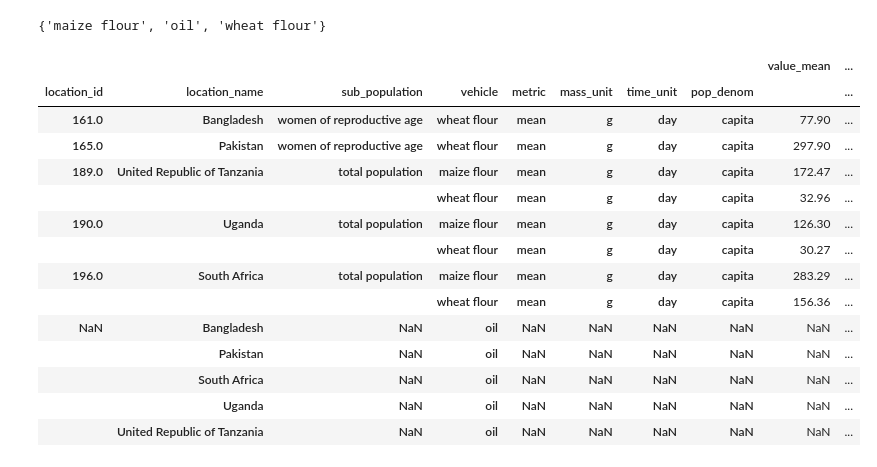
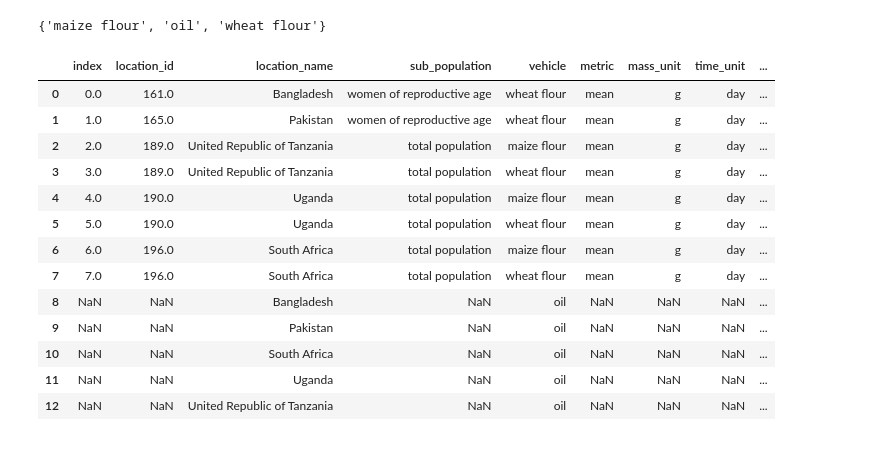
Before and after one commit to ihmeuw/vivarium_research_lsff, a Jupyter notebook: data_prep/pipeline_gday/2021_03_16_gday_prep_tier2.ipynb, the cells around one changed output. Saved outputs shown, nothing was run; the diff lists cells and outputs as text; code cells hidden in the pictures.

Commit message:
added sources to output table

```diff
--- a/data_prep/pipeline_gday/2021_03_16_gday_prep_tier2.ipynb
+++ b/data_prep/pipeline_gday/2021_03_16_gday_prep_tier2.ipynb
@@ -507,6 +534,8 @@ output = output.append(safrica[(safrica.vehicle=="maize flour") & (safrica.sourc
 output = output.append(safrica[(safrica.vehicle=="wheat flour") & (safrica.source_citation=="GFDx")])
 # %% [markdown]
 # Format output
+# %%
+group_cols = ['location_id','location_name','sub_population','vehicle','metric','mass_unit','time_unit','pop_denom','source_citation','source_link','data_choice_notes']
 # %%
 loc_metadata = get_locs(location_set_id=35, gbd_round_id=6, decomp_step="step4")
 # %%
@@ -556,12 +599,10 @@ output['subnational_id'] = output.subnational_name.map(pakistan_subnat_ids)
 
 output = output.merge(pop[['location_id','population']].rename(columns={'location_id':'subnational_id'}), on = 'subnational_id', how = 'left')
 
-group_cols = ['location_id','location_name','sub_population','vehicle','metric','mass_unit','time_unit','pop_denom']
-
 output['subnat_pop_denom'] = output.groupby(group_cols).transform(sum).population
 
 output['subnat_pop_weight'] = [(i/j) if j!=0.0 else 1 for (i,j) in zip(output.population,output.subnat_pop_denom)]
 # %%
 output = output[group_cols + ['value_mean','lower','upper']].groupby(group_cols).sum()
 # %%
-output
+output = output.reset_index()
@@ -579,3 +609,8 @@ output
+# %%
+output = output.rename(columns = {
+    'source_citation':'mean_value_source_citation',
+    'source_link':'mean_value_source_link'
+})
 # %%
 assert([output.value_mean <= output.upper]), "mean not lower than upper"
 assert([output.value_mean >= output.lower]), "mean not higher than lower"
@@ -601,20 +636,19 @@ set([i for j in location_names for i in country_vehicle_map[j]])
 {'maize flour', 'oil', 'wheat flour'}
 # %%
 # make sure nothing missing. note we're not interested in oil/iron
-output.reset_index().merge(target.reset_index(), on = ['location_name','vehicle'], how = 'outer').set_index(group_cols)
+output.reset_index().merge(target.reset_index(), on = ['location_name','vehicle'], how = 'outer')
 # %% [output]
-|  |  |  |  |  |  |  |  | value_mean | ... |
-| location_id | location_name | sub_population | vehicle | metric | mass_unit | time_unit | pop_denom |  | ... |
-| 161.0 | Bangladesh | women of reproductive age | wheat flour | mean | g | day | capita | 77.90 | ... |
-| 165.0 | Pakistan | women of reproductive age | wheat flour | mean | g | day | capita | 297.90 | ... |
-| 189.0 | United Republic of Tanzania | total population | maize flour | mean | g | day | capita | 172.47 | ... |
-|  |  |  | wheat flour | mean | g | day | capita | 32.96 | ... |
-| 190.0 | Uganda | total population | maize flour | mean | g | day | capita | 126.30 | ... |
-|  |  |  | wheat flour | mean | g | day | capita | 30.27 | ... |
-| 196.0 | South Africa | total population | maize flour | mean | g | day | capita | 283.29 | ... |
-|  |  |  | wheat flour | mean | g | day | capita | 156.36 | ... |
-| NaN | Bangladesh | NaN | oil | NaN | NaN | NaN | NaN | NaN | ... |
-|  | Pakistan | NaN | oil | NaN | NaN | NaN | NaN | NaN | ... |
-|  | South Africa | NaN | oil | NaN | NaN | NaN | NaN | NaN | ... |
-|  | Uganda | NaN | oil | NaN | NaN | NaN | NaN | NaN | ... |
-|  | United Republic of Tanzania | NaN | oil | NaN | NaN | NaN | NaN | NaN | ... |
+|  | index | location_id | location_name | sub_population | vehicle | metric | mass_unit | time_unit | ... |
+| 0 | 0.0 | 161.0 | Bangladesh | women of reproductive age | wheat flour | mean | g | day | ... |
+| 1 | 1.0 | 165.0 | Pakistan | women of reproductive age | wheat flour | mean | g | day | ... |
+| 2 | 2.0 | 189.0 | United Republic of Tanzania | total population | maize flour | mean | g | day | ... |
+| 3 | 3.0 | 189.0 | United Republic of Tanzania | total population | wheat flour | mean | g | day | ... |
+| 4 | 4.0 | 190.0 | Uganda | total population | maize flour | mean | g | day | ... |
+| 5 | 5.0 | 190.0 | Uganda | total population | wheat flour | mean | g | day | ... |
+| 6 | 6.0 | 196.0 | South Africa | total population | maize flour | mean | g | day | ... |
+| 7 | 7.0 | 196.0 | South Africa | total population | wheat flour | mean | g | day | ... |
+| 8 | NaN | NaN | Bangladesh | NaN | oil | NaN | NaN | NaN | ... |
+| 9 | NaN | NaN | Pakistan | NaN | oil | NaN | NaN | NaN | ... |
+| 10 | NaN | NaN | South Africa | NaN | oil | NaN | NaN | NaN | ... |
+| 11 | NaN | NaN | Uganda | NaN | oil | NaN | NaN | NaN | ... |
+| 12 | NaN | NaN | United Republic of Tanzania | NaN | oil | NaN | NaN | NaN | ... |
```
Also changed, not shown: parts of 15 cells of this notebook, 2 other files.
